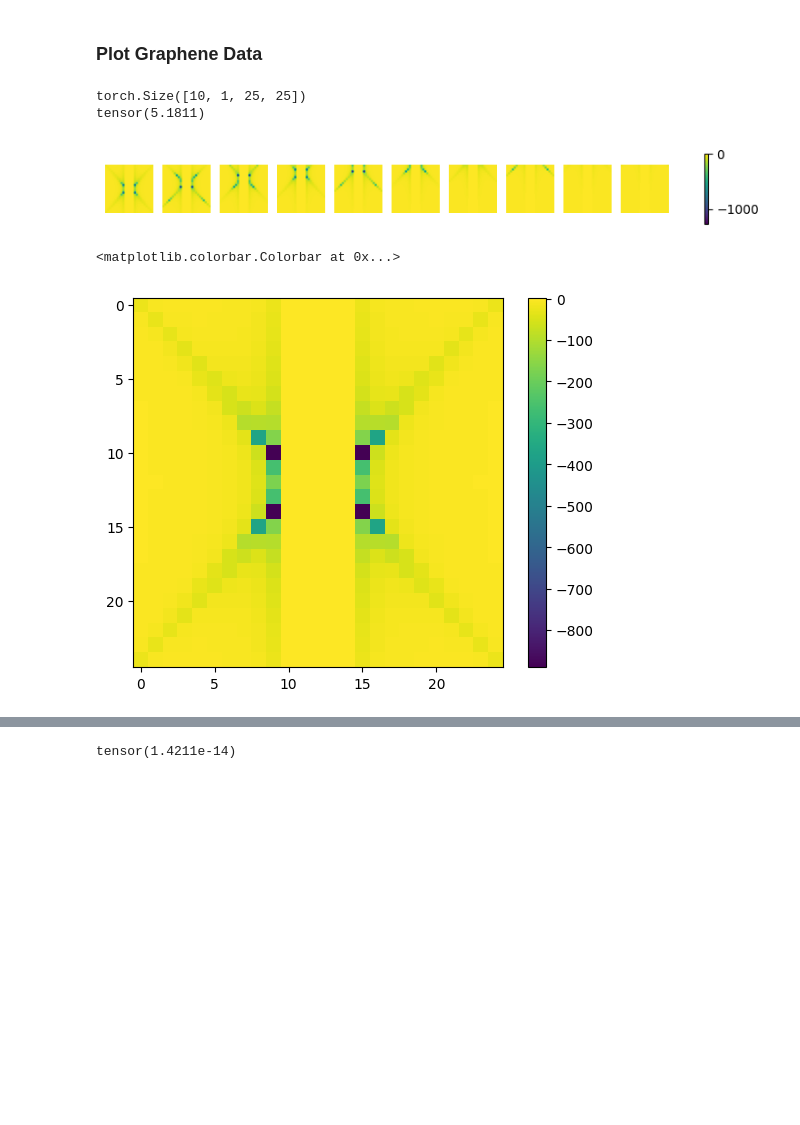
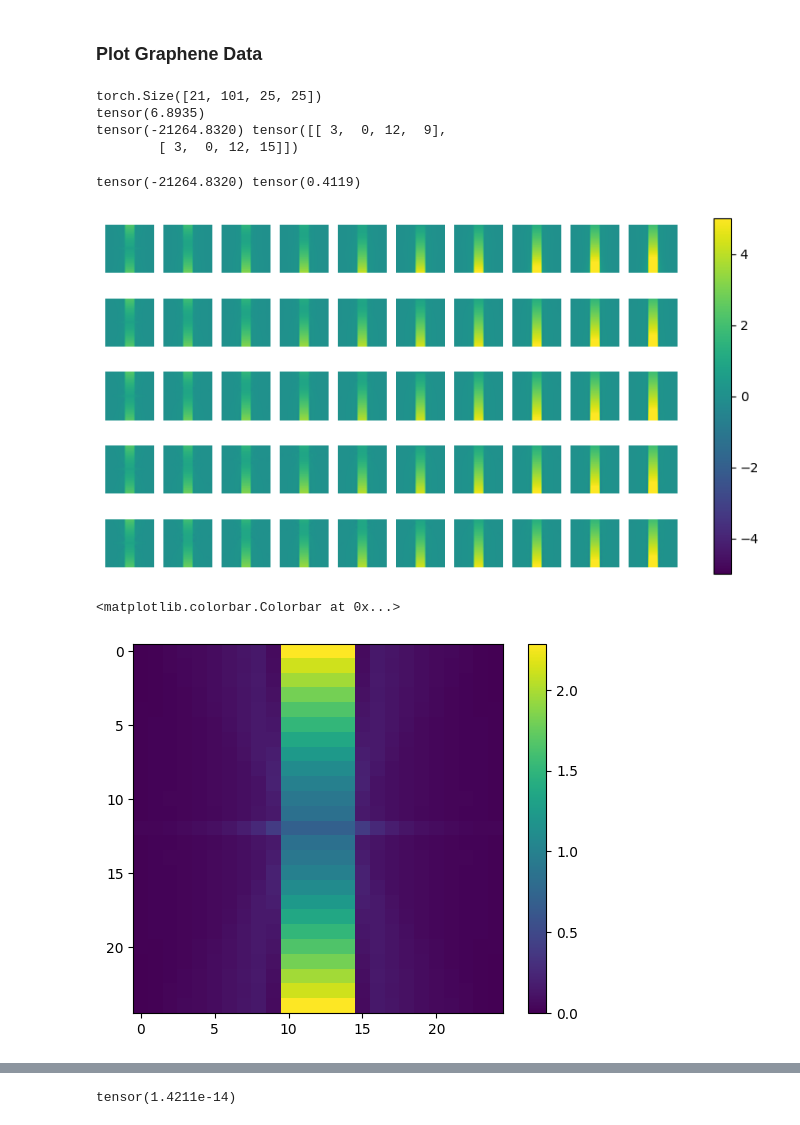
Before and after one commit to Junang-Wang/Top-invar-DL, a Jupyter notebook: Dirac_Current_clever_sampling.ipynb, the cells around one changed output, grey strips where cells are left out. Cells and saved outputs as stored; diff of their text form; code cells hidden in the pictures; blank space fills up the shorter version.

```diff
--- a/Dirac_Current_clever_sampling.ipynb
+++ b/Dirac_Current_clever_sampling.ipynb
@@ -141,45 +141,52 @@ Graphene_D = torch.load(Graphene_D_path)
 Graphene_labels = torch.load(Graphene_labels_path)
 # %%
 print(Graphene_D.shape)
-print(Graphene_D[9].max())
+print(Graphene_D.max())
+print(Graphene_D.min(),torch.argwhere(Graphene_D<-10))
 # %% [output]
-torch.Size([10, 1, 25, 25])
-tensor(5.1811)
+torch.Size([21, 101, 25, 25])
+tensor(6.8935)
+tensor(-21264.8320) tensor([[ 3,  0, 12,  9],
+        [ 3,  0, 12, 15]])
+# %%
+print(Graphene_D[3,0,12,9],Graphene_D[4,0,12,9])
+# %% [output]
+tensor(-21264.8320) tensor(0.4119)
 # %%
 import matplotlib.pyplot as plt
 #t_unique = 21
-t_unique = 1
-mu_random = 10
+t_unique = 21
+mu_random = 101
 Graphene_D = Graphene_D.reshape(t_unique,mu_random,25,25)
-t_show = 1
+t_show = 5
 mu_show = 10
 fig, ax = plt.subplots(t_show,mu_show)
 fig.set_figwidth(mu_show)
 fig.set_figheight(t_show)
 
-# vmax = 5
-# vmin = -5
-vmax = torch.max(Graphene_D).item()
-vmin = torch.min(Graphene_D).item()
+vmax = 5
+vmin = -5
+#vmax = torch.max(Graphene_D).item()
+#vmin = torch.min(Graphene_D).item()
 for i in range(t_show):
   for j in range(mu_show):
-    #im = ax[i,j].imshow(Graphene_D[t_show*i,j],vmax=vmax,vmin=vmin)
-    im = ax[j].imshow(Graphene_D[t_show*i,j],vmax=vmax,vmin=vmin)
+    im = ax[i,j].imshow(Graphene_D[5*i,10*j],vmax=vmax,vmin=vmin)
+    #im = ax[j].imshow(Graphene_D[t_show*i,j],vmax=vmax,vmin=vmin)
 
-    ax[j].axis('off')
+    ax[i,j].axis('off')
     # if i == 0: #first row
     #   fig.text(i,j,f'{Graphene_labels[5*i*10*j,1].item():.1f}')
     # if j == 0: #first col:
     #   fig.text(i,j,f'{Graphene_labels[5*i*10*j,0].item():.1f}')
 
 plt.colorbar(im,ax=ax)
 plt.show()
 # %% [output]
-[figure, old version]
+[figure, new version]
 # %%
 plt.imshow(Graphene_D[0,0])
 plt.colorbar()
 # %% [output]
 <matplotlib.colorbar.Colorbar at 0x...>
-[figure, old version]
+[figure, new version]
 # %%
```
Also changed, not shown: parts of 2 cells of this notebook, 4 other files.
